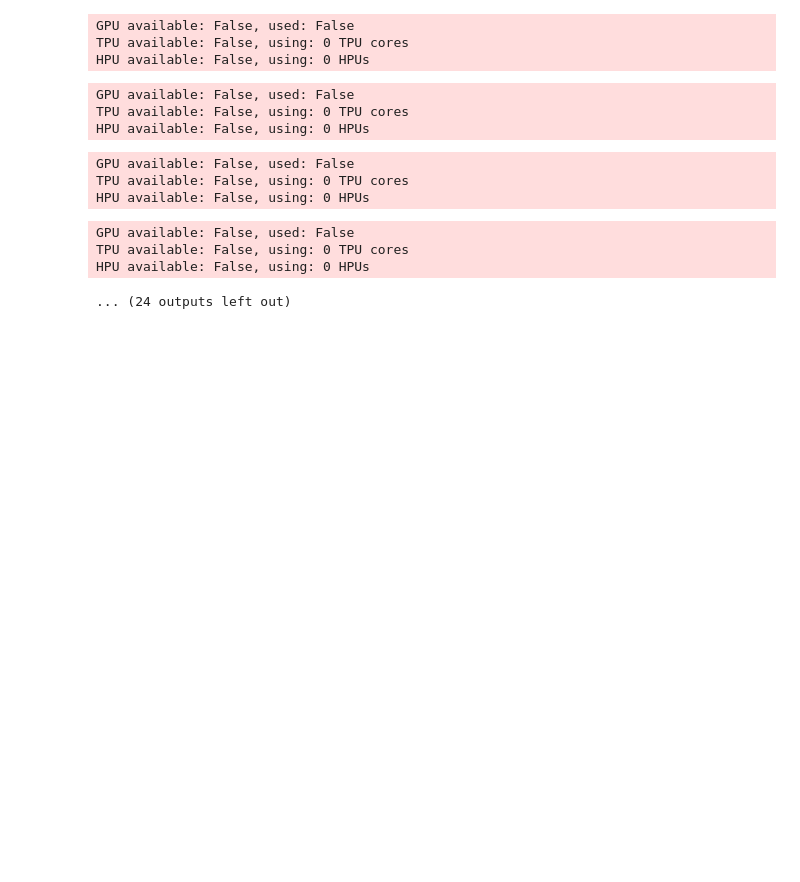
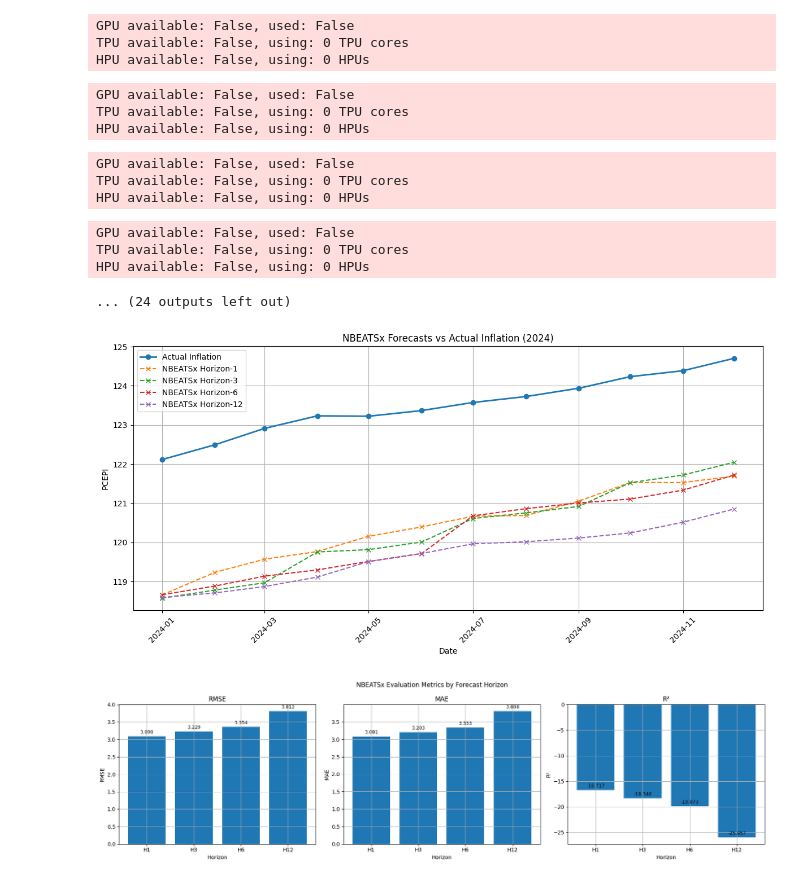
Before and after one commit to sc20geb/COMP5530M-Group-Project-Inflation-Forecasting, a Jupyter notebook: Training/N-BEATSx/N-BEATSx_training.ipynb, the cells around one changed output. Saved outputs shown, nothing was run; the diff lists cells and outputs as text; code cells hidden in the pictures; blank space fills up the shorter version.

Commit message:
Added NHITS and NBEATSx Predictions and error graphs in the training files

```diff
--- a/Training/N-BEATSx/N-BEATSx_training.ipynb
+++ b/Training/N-BEATSx/N-BEATSx_training.ipynb
@@ -1169,3 +1169,82 @@ GPU available: False, used: False
 TPU available: False, using: 0 TPU cores
 HPU available: False, using: 0 HPUs
 ... (24 outputs left out)
+# %%
+import os
+import numpy as np
+import pandas as pd
+import matplotlib.pyplot as plt
+from pathlib import Path
+from sklearn.metrics import mean_absolute_error, mean_squared_error, r2_score
+
+# CONFIG
+TEST_DATA_PATH = Path("../../Data/Test/test1990s.csv")
+PREDICTIONS_DIR = Path("../../Predictions")
+HORIZONS = [1, 3, 6, 12]
+OUTPUT_PLOT = "nbeatsx_forecast_all_horizons.png"
+OUTPUT_METRICS = "nbeatsx_metrics_barplot.png"
+
+# Load ground truth
+test_df = pd.read_csv(TEST_DATA_PATH)
+test_df["ds"] = pd.to_datetime(test_df["observation_date"], format="%m/%Y")
+test_df = test_df.rename(columns={"fred_PCEPI": "y_original"})
+dates = test_df["ds"].values[-12:]
+ground_truth = test_df["y_original"].values[-12:]
+
+# Forecast plot
+plt.figure(figsize=(12, 6))
+plt.plot(dates, ground_truth, label="Actual Inflation", marker='o', linewidth=2)
+
+results = {"Horizon": [], "RMSE": [], "MAE": [], "R²": []}
+
+for H in HORIZONS:
+    pred_path = PREDICTIONS_DIR / f"Horizon{H}" / f"NBEATSx_horizon_{H}.npy"
+    preds = np.load(pred_path)[-12:]
+
+    plt.plot(dates, preds, label=f"NBEATSx Horizon-{H}", linestyle='--', marker='x')
+
+    rmse = np.sqrt(mean_squared_error(ground_truth, preds))
+    mae = mean_absolute_error(ground_truth, preds)
+    r2 = r2_score(ground_truth, preds)
+
+    results["Horizon"].append(f"H{H}")
+    results["RMSE"].append(rmse)
+    results["MAE"].append(mae)
+    results["R²"].append(r2)
+
+plt.title("NBEATSx Forecasts vs Actual Inflation (2024)")
+plt.xlabel("Date")
+plt.ylabel("PCEPI")
+plt.xticks(rotation=45)
+plt.grid(True)
+plt.legend()
+plt.tight_layout()
+plt.savefig(OUTPUT_PLOT, dpi=300)
+plt.show()
+
+# Metrics bar chart with annotations
+metrics_df = pd.DataFrame(results).set_index("Horizon")
+
+fig, axs = plt.subplots(1, 3, figsize=(18, 5))
+for i, metric in enumerate(["RMSE", "MAE", "R²"]):
+    ax = axs[i]
+    bars = ax.bar(metrics_df.index, metrics_df[metric], color='tab:blue')
+    ax.set_title(metric)
+    ax.set_xlabel("Horizon")
+    ax.set_ylabel(metric)
+    ax.grid(True)
+
+    # Add text labels above bars
+    for bar in bars:
+        height = bar.get_height()
+        ax.annotate(f"{height:.3f}", xy=(bar.get_x() + bar.get_width() / 2, height),
+                    xytext=(0, 3), textcoords="offset points",
+                    ha='center', va='bottom', fontsize=9)
+
+plt.suptitle("NBEATSx Evaluation Metrics by Forecast Horizon")
+plt.tight_layout()
+plt.savefig(OUTPUT_METRICS, dpi=300)
+plt.show()
+# %% [output]
+[figure, added]
+[figure, added]
```
Also changed, not shown: 7 other files.
